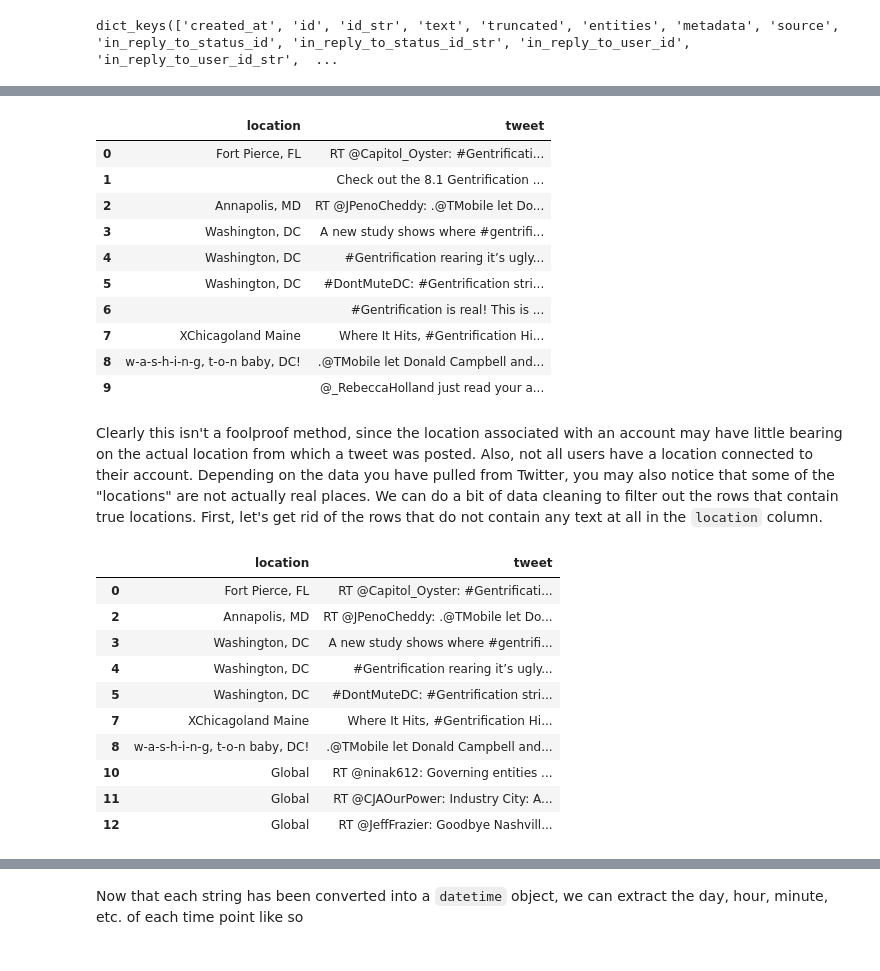
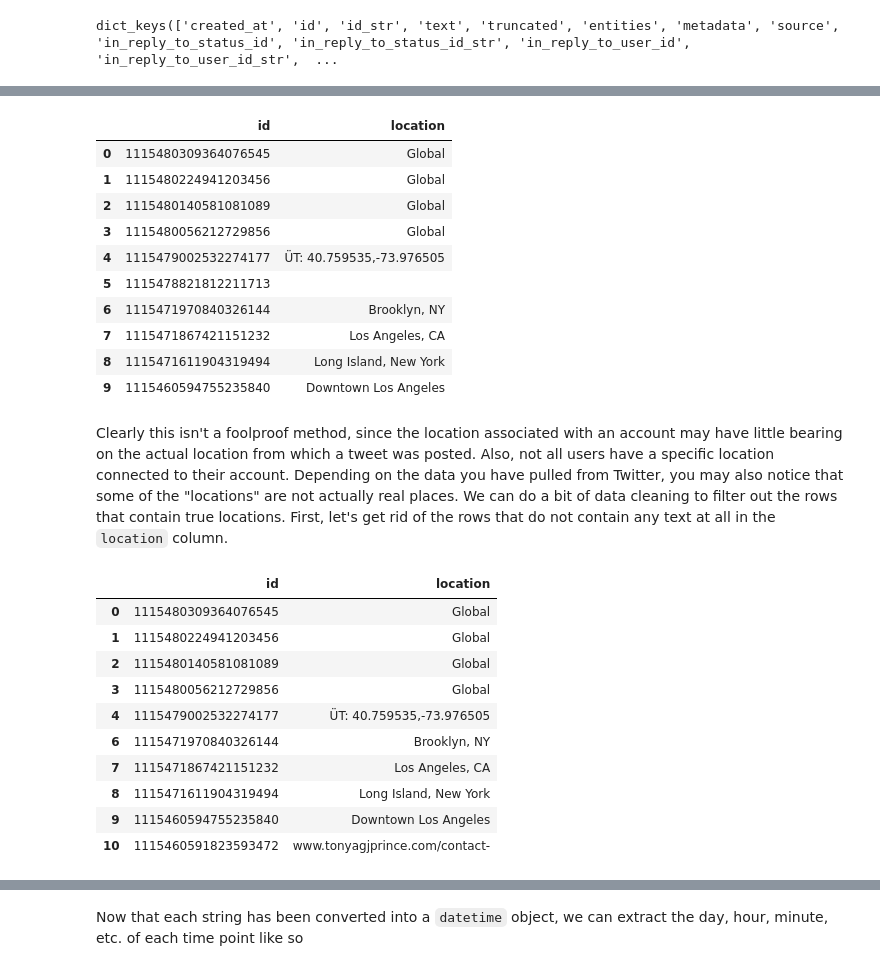
Before and after one commit to ds-modules/CP-101, a Jupyter notebook: lab_8/webscraping_solutions.ipynb, the cells around one changed output, grey strips where cells are left out. Cells and saved outputs as stored; diff of their text form; code cells hidden in the pictures.

```diff
--- a/lab_8/webscraping_solutions.ipynb
+++ b/lab_8/webscraping_solutions.ipynb
@@ -74,4 +74,6 @@ If you are getting any errors in this cell, ask a TA for help. If you do not hav
 Now we should be ready to download some tweets! In the following cell, we use one of the utility functions to download recent tweets with the hashtag "#data". This cell can take a few minutes to finish running.
 # %%
 # Note that you do not write the actual hashtag symbol
-data = download_recent_tweets_by_hashtag(hashtag = "urbanplanning", keys = keys, count = 100)
+gentrification = download_recent_tweets_by_hashtag(hashtag = "gentrification",
+                                                   keys = keys,
+                                                   count = 100)
@@ -166,0 +150,3 @@ Unfortunately, Twitter by default does not attach geographic data to the metadat
+# %%
+gentrification_df = pd.DataFrame(gentrification)
+gentrification_df.head()
@@ -166,0 +163,2 @@ Unfortunately, Twitter by default does not attach geographic data to the metadat
+# %%
+users = gentrification_df[['id', 'user']]
@@ -167,58 +191,58 @@ Unfortunately, Twitter by default does not attach geographic data to the metadat
 # %%
 # Create an empty list.
-tweets_and_locations_list = list()
+locations_list = list()
 
-for tweet in data:
+for i in range(len(users)):
     # Create an empty dictionary.
     new_entry = {}
-    # Create a new key ('tweet') and assign it to the text of a particular tweet.
-    new_entry['tweet'] = tweet['text']
+    # Copy the tweet id into the new dictionary.
+    new_entry['id'] = users.loc[i, 'id']
     # Create a new key ('location') and assign it to the location of the user who
     # wrote that tweet.
-    new_entry['location'] = tweet['user']['location']
+    new_entry['location'] = users.loc[i, 'user']['location']
     # Append the dictionary as another element of our list.
-    tweets_and_locations_list.append(new_entry)
+    locations_list.append(new_entry)
 
 # Transform our list into a DataFrame. As before, each element of the list becomes
 # a row in the DataFrame, and each key becomes a column.
-tweets_and_locations = pd.DataFrame(tweets_and_locations_list)
+all_locations = pd.DataFrame(locations_list)
 
 # Display the first 10 tweets.
-tweets_and_locations.head(10)
+all_locations.head(10)
 # %% [output]
-|  | location | tweet |
-| 0 | Fort Pierce, FL | RT @Capitol_Oyster: #Gentrificati... |
-| 1 |  | Check out the 8.1 Gentrification ... |
-| 2 | Annapolis, MD | RT @JPenoCheddy: .@TMobile let Do... |
-| 3 | Washington, DC | A new study shows where #gentrifi... |
-| 4 | Washington, DC | #Gentrification rearing it’s ugly... |
-| 5 | Washington, DC | #DontMuteDC: #Gentrification stri... |
-| 6 |  | #Gentrification is real! This is ... |
-| 7 | XChicagoland Maine | Where It Hits, #Gentrification Hi... |
-| 8 | w-a-s-h-i-n-g, t-o-n baby, DC! | .@TMobile let Donald Campbell and... |
-| 9 |  | @_RebeccaHolland just read your a... |
+|  | id | location |
+| 0 | 1115480309364076545 | Global |
+| 1 | 1115480224941203456 | Global |
+| 2 | 1115480140581081089 | Global |
+| 3 | 1115480056212729856 | Global |
+| 4 | 1115479002532274177 | ÜT: 40.759535,-73.976505 |
+| 5 | 1115478821812211713 |  |
+| 6 | 1115471970840326144 | Brooklyn, NY |
+| 7 | 1115471867421151232 | Los Angeles, CA |
+| 8 | 1115471611904319494 | Long Island, New York |
+| 9 | 1115460594755235840 | Downtown Los Angeles |
 # %% [markdown]
-Clearly this isn't a foolproof method, since the location associated with an account may have little bearing on the actual location from which a tweet was posted. Also, not all users have a location connected to their account. Depending on the data you have pulled from Twitter, you may also notice that some of the "locations" are not actually real places. We can do a bit of data cleaning to filter out the rows that contain true locations. First, let's get rid of the rows that do not contain any text at all in the `location` column.
+Clearly this isn't a foolproof method, since the location associated with an account may have little bearing on the actual location from which a tweet was posted. Also, not all users have a specific location connected to their account. Depending on the data you have pulled from Twitter, you may also notice that some of the "locations" are not actually real places. We can do a bit of data cleaning to filter out the rows that contain true locations. First, let's get rid of the rows that do not contain any text at all in the `location` column.
 # %%
 # Create an empty DataFrame with the columns 'location' and 'tweet'
-no_empties = pd.DataFrame(columns = ['location', 'tweet'])
-for i in range(len(tweets_and_locations)):
+no_empties = pd.DataFrame(columns = ['id', 'location'])
+for i in range(len(all_locations)):
     # This filters out tweets whose location column is an empty string.
-    if tweets_and_locations.loc[i, "location"] != '':
-        no_empties = no_empties.append(tweets_and_locations.loc[i,:])
+    if all_locations.loc[i, "location"] != '':
+        no_empties = no_empties.append(all_locations.loc[i,:])
 no_empties.head(10)
 # %% [output]
-|  | location | tweet |
-| 0 | Fort Pierce, FL | RT @Capitol_Oyster: #Gentrificati... |
-| 2 | Annapolis, MD | RT @JPenoCheddy: .@TMobile let Do... |
-| 3 | Washington, DC | A new study shows where #gentrifi... |
-| 4 | Washington, DC | #Gentrification rearing it’s ugly... |
-| 5 | Washington, DC | #DontMuteDC: #Gentrification stri... |
-| 7 | XChicagoland Maine | Where It Hits, #Gentrification Hi... |
-| 8 | w-a-s-h-i-n-g, t-o-n baby, DC! | .@TMobile let Donald Campbell and... |
-| 10 | Global | RT @ninak612: Governing entities ... |
-| 11 | Global | RT @CJAOurPower: Industry City: A... |
-| 12 | Global | RT @JeffFrazier: Goodbye Nashvill... |
+|  | id | location |
+| 0 | 1115480309364076545 | Global |
+| 1 | 1115480224941203456 | Global |
+| 2 | 1115480140581081089 | Global |
+| 3 | 1115480056212729856 | Global |
+| 4 | 1115479002532274177 | ÜT: 40.759535,-73.976505 |
+| 6 | 1115471970840326144 | Brooklyn, NY |
+| 7 | 1115471867421151232 | Los Angeles, CA |
+| 8 | 1115471611904319494 | Long Island, New York |
+| 9 | 1115460594755235840 | Downtown Los Angeles |
+| 10 | 1115460591823593472 | www.tonyagjprince.com/contact- |
 # %% [markdown]
 This looks pretty good! We would still like to filter through our locations for places that actually exist. Let's use the `.groupby()` method to take a look at what locations we have in our data.
 
```
Also changed, not shown: parts of 58 cells of this notebook, 4 other files.
